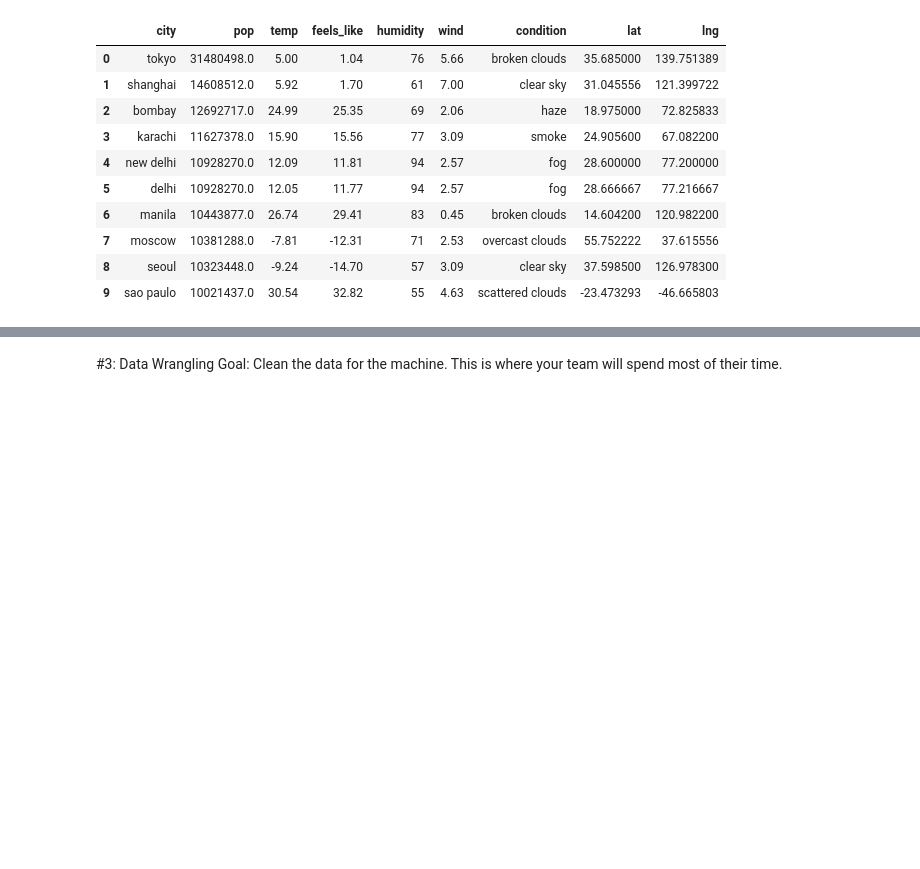
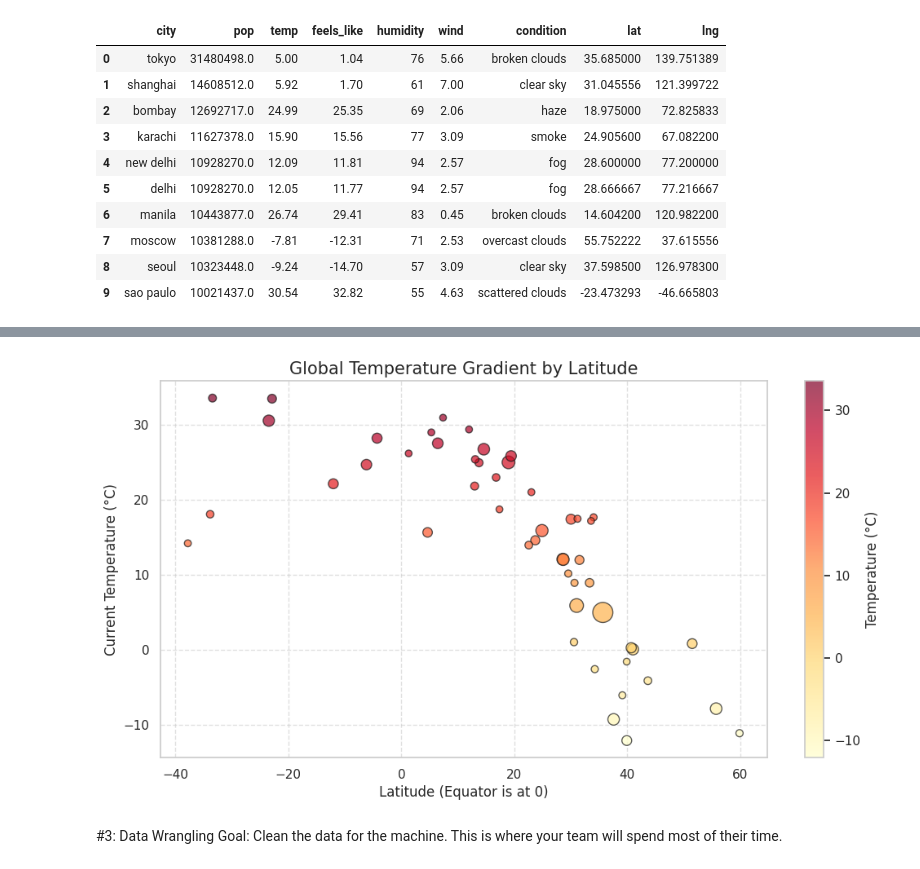
Before and after one commit to LiamDuero03/DS-Society-Project, a Jupyter notebook: Full-Project.ipynb, the cells around one changed output, grey strips where cells are left out. Drawn from its saved outputs; the diff is of its cells as text; code cells hidden in the pictures; blank space fills up the shorter version.

```diff
--- a/Full-Project.ipynb
+++ b/Full-Project.ipynb
@@ -270,3 +366,18 @@ plt.show()
+# %%
+plt.figure(figsize=(12, 6))
+# We use Latitude on the X-axis because it usually dictates temperature
+scatter = plt.scatter(master_df['lat'], master_df['temp'],
+                      c=master_df['temp'], cmap='YlOrRd',
+                      s=master_df['pop']/100000, alpha=0.7, edgecolors='k')
+
+plt.colorbar(scatter, label='Temperature (°C)')
+plt.title('Global Temperature Gradient by Latitude', fontsize=15)
+plt.xlabel('Latitude (Equator is at 0)', fontsize=12)
+plt.ylabel('Current Temperature (°C)', fontsize=12)
+plt.grid(True, linestyle='--', alpha=0.6)
+plt.show()
+# %% [output]
+[figure, added]
 # %% [markdown]
 #3: Data Wrangling
 Goal: Clean the data for the machine. This is where your team will spend most of their time.
```
Also changed, not shown: parts of 10 cells of this notebook.
